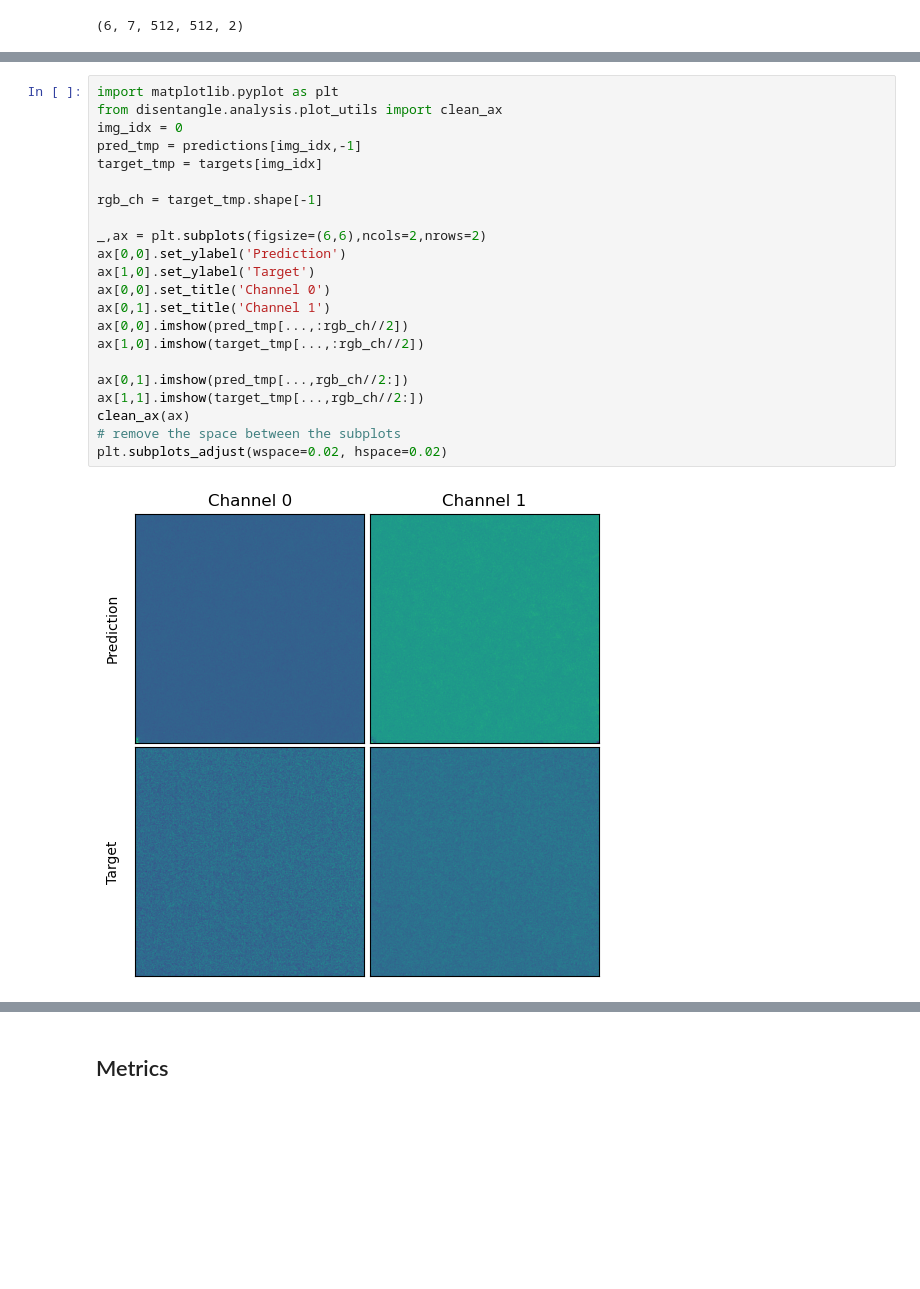
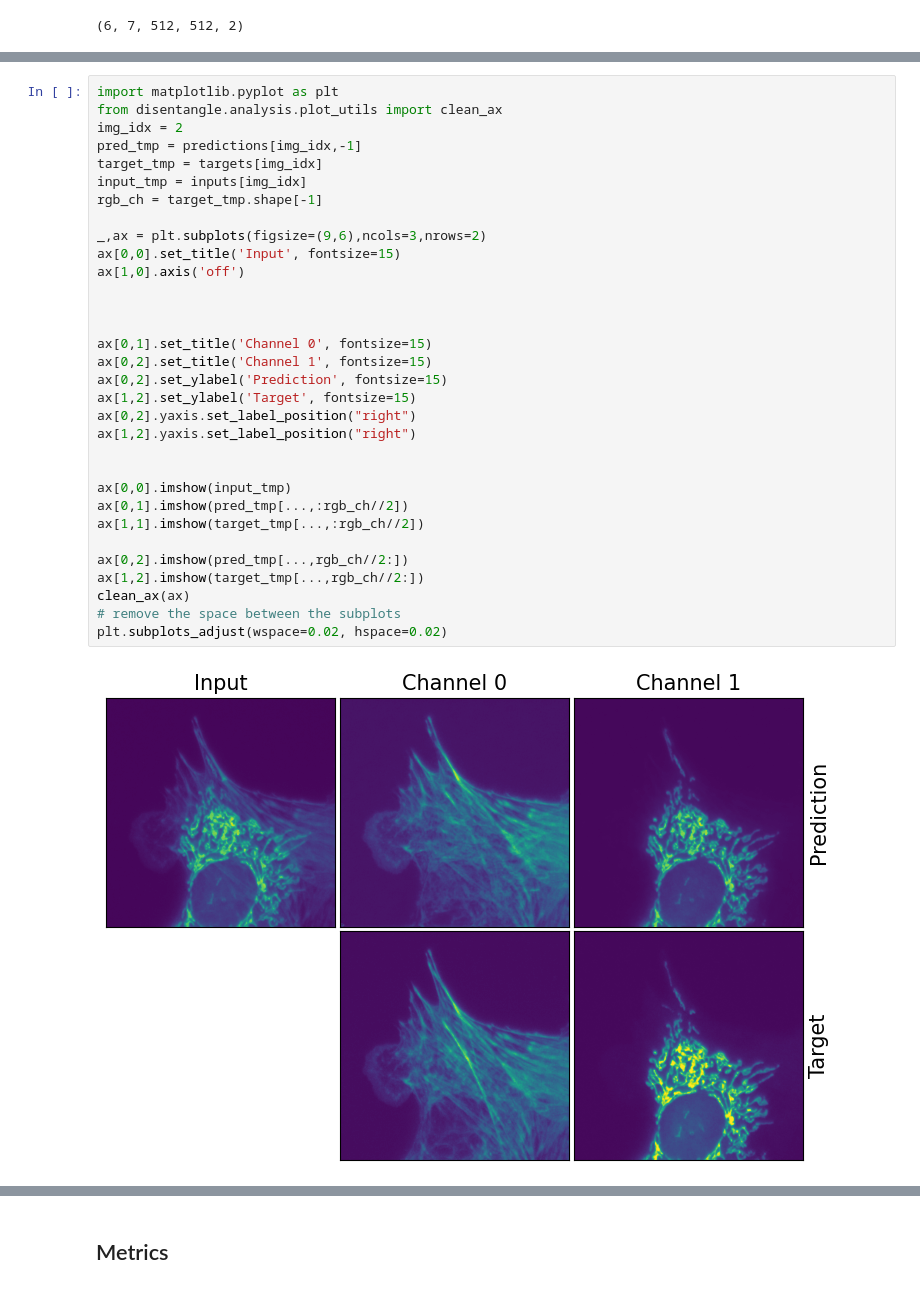
Before and after one commit to rayanirban/DiffSplitting, a Jupyter notebook: notebooks/Evaluate.ipynb, the cells around one changed output, grey strips where cells are left out. Saved outputs shown, nothing was run; the diff lists cells and outputs as text; blank space fills up the shorter version.

```diff
--- a/notebooks/Evaluate.ipynb
+++ b/notebooks/Evaluate.ipynb
@@ -245,27 +255,37 @@ clean_ax(ax)
 # %%
 import matplotlib.pyplot as plt
 from disentangle.analysis.plot_utils import clean_ax
-img_idx = 0
+img_idx = 2
 pred_tmp = predictions[img_idx,-1]
 target_tmp = targets[img_idx]
-
+input_tmp = inputs[img_idx]
 rgb_ch = target_tmp.shape[-1]
 
-_,ax = plt.subplots(figsize=(6,6),ncols=2,nrows=2)
-ax[0,0].set_ylabel('Prediction')
-ax[1,0].set_ylabel('Target')
-ax[0,0].set_title('Channel 0')
-ax[0,1].set_title('Channel 1')
-ax[0,0].imshow(pred_tmp[...,:rgb_ch//2])
-ax[1,0].imshow(target_tmp[...,:rgb_ch//2])
+_,ax = plt.subplots(figsize=(9,6),ncols=3,nrows=2)
+ax[0,0].set_title('Input', fontsize=15)
+ax[1,0].axis('off')
 
-ax[0,1].imshow(pred_tmp[...,rgb_ch//2:])
-ax[1,1].imshow(target_tmp[...,rgb_ch//2:])
+
+
+ax[0,1].set_title('Channel 0', fontsize=15)
+ax[0,2].set_title('Channel 1', fontsize=15)
+ax[0,2].set_ylabel('Prediction', fontsize=15)
+ax[1,2].set_ylabel('Target', fontsize=15)
+ax[0,2].yaxis.set_label_position("right")
+ax[1,2].yaxis.set_label_position("right")
+
+
+ax[0,0].imshow(input_tmp)
+ax[0,1].imshow(pred_tmp[...,:rgb_ch//2])
+ax[1,1].imshow(target_tmp[...,:rgb_ch//2])
+
+ax[0,2].imshow(pred_tmp[...,rgb_ch//2:])
+ax[1,2].imshow(target_tmp[...,rgb_ch//2:])
 clean_ax(ax)
 # remove the space between the subplots
 plt.subplots_adjust(wspace=0.02, hspace=0.02)
 # %% [output]
-[figure, old version]
+[figure, new version]
 # %%
 import seaborn as sns
 ncols = predictions.shape[-1]
```
Also changed, not shown: parts of 18 cells of this notebook.
